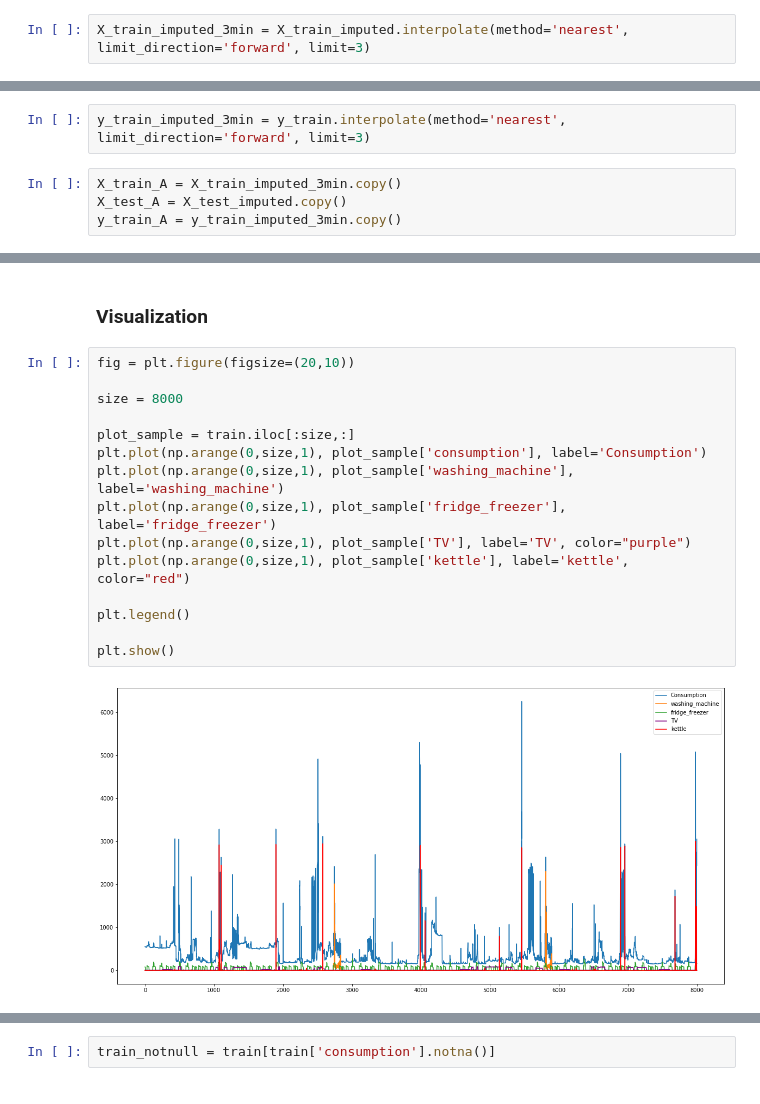
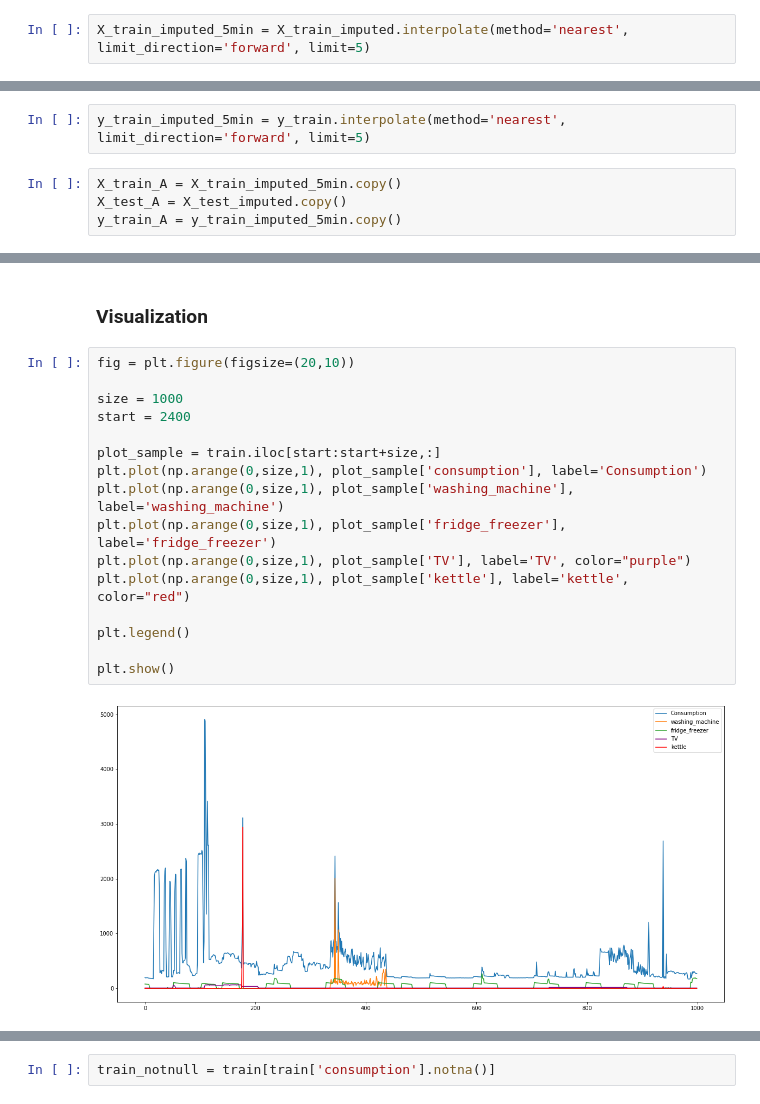
Before and after one commit to FerdinandYu/DSB_ML2_Planete_Oui, a Jupyter notebook: Planete Oui V2.ipynb, the cells around one changed output, grey strips where cells are left out. Saved outputs shown, nothing was run; the diff lists cells and outputs as text.

```diff
--- a/Planete Oui V2.ipynb
+++ b/Planete Oui V2.ipynb
@@ -83,18 +83,18 @@ wind               0
 pressure           0
 dtype: int64
 # %%
-X_train_imputed_3min = X_train_imputed.interpolate(method='nearest', limit_direction='forward', limit=3)
+X_train_imputed_5min = X_train_imputed.interpolate(method='nearest', limit_direction='forward', limit=5)
 # %%
 sample2 = X_test.interpolate(method='linear')
 sample2 = sample2.interpolate(method='linear', limit_direction='both')
 sample2['consumption'] = X_test['consumption']
 X_test_imputed = sample2.copy()
 # %%
-y_train_imputed_3min = y_train.interpolate(method='nearest', limit_direction='forward', limit=3)
+y_train_imputed_5min = y_train.interpolate(method='nearest', limit_direction='forward', limit=5)
 # %%
-X_train_A = X_train_imputed_3min.copy()
+X_train_A = X_train_imputed_5min.copy()
 X_test_A = X_test_imputed.copy()
-y_train_A = y_train_imputed_3min.copy()
+y_train_A = y_train_imputed_5min.copy()
 # %% [markdown]
 ### Data Integration
 # %%
@@ -109,17 +109,18 @@ train = pd.merge(X_train_A, y_train_A,
 # %%
 fig = plt.figure(figsize=(20,10))
 
-size = 8000
+size = 1000
+start = 2400
 
-plot_sample = train.iloc[:size,:]
+plot_sample = train.iloc[start:start+size,:]
 plt.plot(np.arange(0,size,1), plot_sample['consumption'], label='Consumption')
 plt.plot(np.arange(0,size,1), plot_sample['washing_machine'], label='washing_machine')
 plt.plot(np.arange(0,size,1), plot_sample['fridge_freezer'], label='fridge_freezer')
 plt.plot(np.arange(0,size,1), plot_sample['TV'], label='TV', color="purple")
 plt.plot(np.arange(0,size,1), plot_sample['kettle'], label='kettle', color="red")
 
 plt.legend()
 
 plt.show()
 # %% [output]
-[figure, old version]
+[figure, new version]
```
Also changed, not shown: parts of 62 cells of this notebook.
